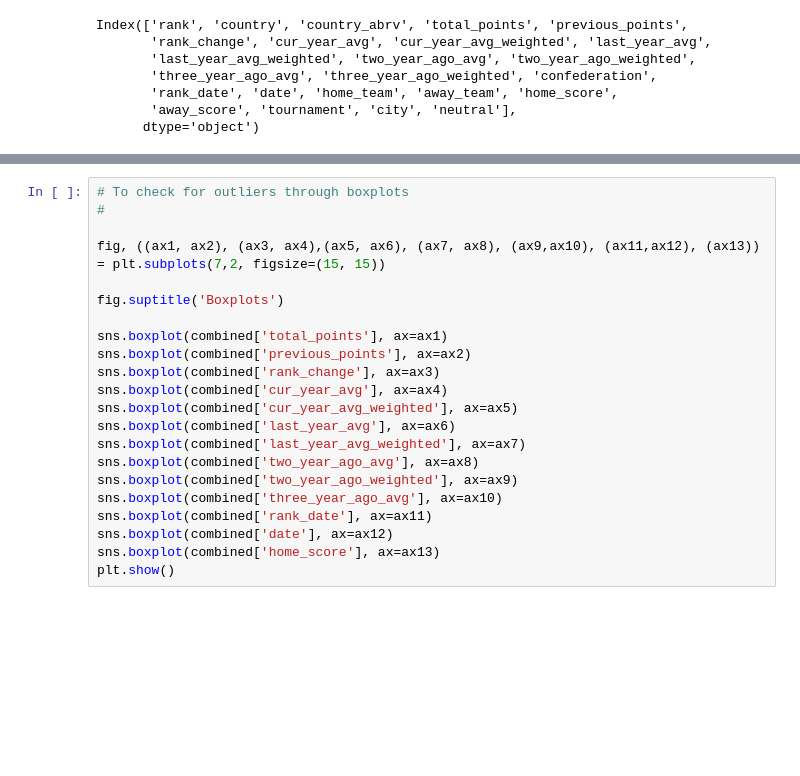
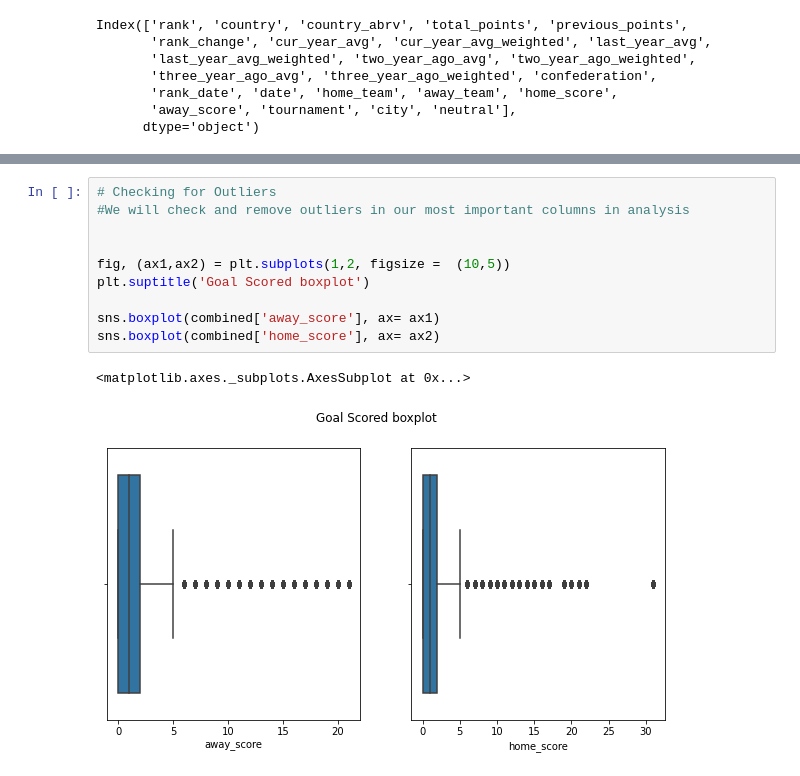
Before and after one commit to Kevinsamuelgitau/W9-IP, a Jupyter notebook: Samuel_Gitau_W6_IP.ipynb, the cells around one changed output, grey strips where cells are left out. Drawn from its saved outputs; the diff is of its cells as text; blank space fills up the shorter version.

```diff
--- a/Samuel_Gitau_W6_IP.ipynb
+++ b/Samuel_Gitau_W6_IP.ipynb
@@ -168,22 +181,13 @@ Name: date, Length: 10246510, dtype: datetime64[ns]
-# %%
-# To check for outliers through boxplots
-#
-
-fig, ((ax1, ax2), (ax3, ax4),(ax5, ax6), (ax7, ax8), (ax9,ax10), (ax11,ax12), (ax13)) = plt.subplots(7,2, figsize=(15, 15))
-
-fig.suptitle('Boxplots')
-
-sns.boxplot(combined['total_points'], ax=ax1)
-sns.boxplot(combined['previous_points'], ax=ax2)
-sns.boxplot(combined['rank_change'], ax=ax3)
-sns.boxplot(combined['cur_year_avg'], ax=ax4)
-sns.boxplot(combined['cur_year_avg_weighted'], ax=ax5)
-sns.boxplot(combined['last_year_avg'], ax=ax6)
-sns.boxplot(combined['last_year_avg_weighted'], ax=ax7)
-sns.boxplot(combined['two_year_ago_avg'], ax=ax8)
-sns.boxplot(combined['two_year_ago_weighted'], ax=ax9)
-sns.boxplot(combined['three_year_ago_avg'], ax=ax10)
-sns.boxplot(combined['rank_date'], ax=ax11)
-sns.boxplot(combined['date'], ax=ax12)
-sns.boxplot(combined['home_score'], ax=ax13)
-plt.show()
+# %%
+# Checking for Outliers
+#We will check and remove outliers in our most important columns in analysis
+
+
+fig, (ax1,ax2) = plt.subplots(1,2, figsize =  (10,5))
+plt.suptitle('Goal Scored boxplot')
+
+sns.boxplot(combined['away_score'], ax= ax1)
+sns.boxplot(combined['home_score'], ax= ax2)
+# %% [output]
+<matplotlib.axes._subplots.AxesSubplot at 0x...>
+[figure, added]
```
Also changed, not shown: parts of 51 cells of this notebook.
